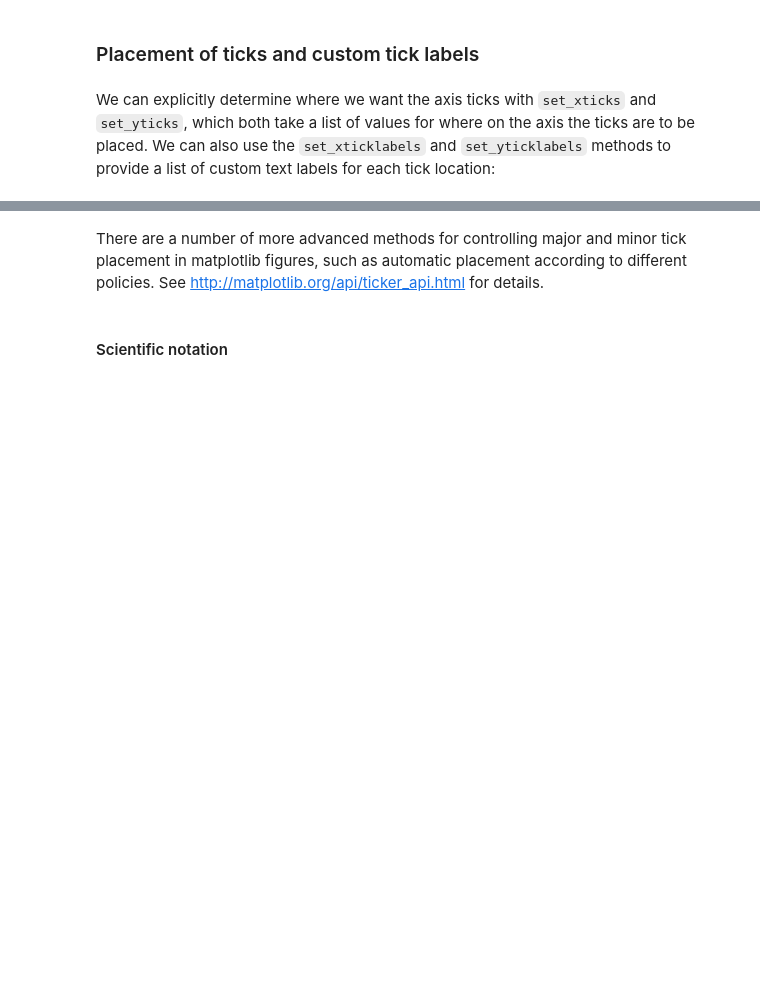
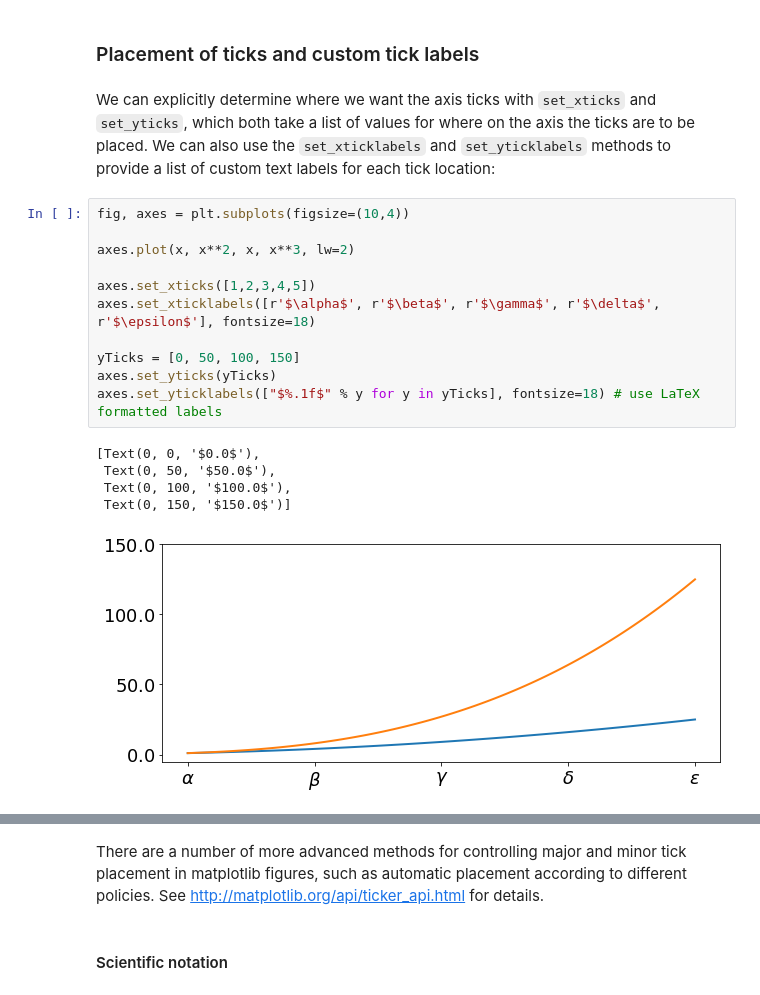
Before and after one commit to ghelanikirtan/Python-for-Machine-Learning, a Jupyter notebook: 4_Matplotlib-Data_Visualization/405_Advanced_Matplotlib_Concepts.ipynb, the cells around one changed output, grey strips where cells are left out. Drawn from its saved outputs; the diff is of its cells as text; blank space fills up the shorter version.

```diff
--- a/4_Matplotlib-Data_Visualization/405_Advanced_Matplotlib_Concepts.ipynb
+++ b/4_Matplotlib-Data_Visualization/405_Advanced_Matplotlib_Concepts.ipynb
@@ -27,6 +94,23 @@ axes[1].set_title("Logarithmic scale (y)");
 ### Placement of ticks and custom tick labels
 # %% [markdown]
 We can explicitly determine where we want the axis ticks with `set_xticks` and `set_yticks`, which both take a list of values for where on the axis the ticks are to be placed. We can also use the `set_xticklabels` and `set_yticklabels` methods to provide a list of custom text labels for each tick location:
+# %%
+fig, axes = plt.subplots(figsize=(10,4))
+
+axes.plot(x, x**2, x, x**3, lw=2)
+
+axes.set_xticks([1,2,3,4,5])
+axes.set_xticklabels([r'$\alpha$', r'$\beta$', r'$\gamma$', r'$\delta$', r'$\epsilon$'], fontsize=18)
+
+yTicks = [0, 50, 100, 150]
+axes.set_yticks(yTicks)
+axes.set_yticklabels(["$%.1f$" % y for y in yTicks], fontsize=18) # use LaTeX formatted labels
+# %% [output]
+[Text(0, 0, '$0.0$'),
+ Text(0, 50, '$50.0$'),
+ Text(0, 100, '$100.0$'),
+ Text(0, 150, '$150.0$')]
+[figure, added]
 # %%
 fig, ax = plt.subplots(figsize=(10, 4))
 
```
Also changed, not shown: parts of 29 cells of this notebook.
